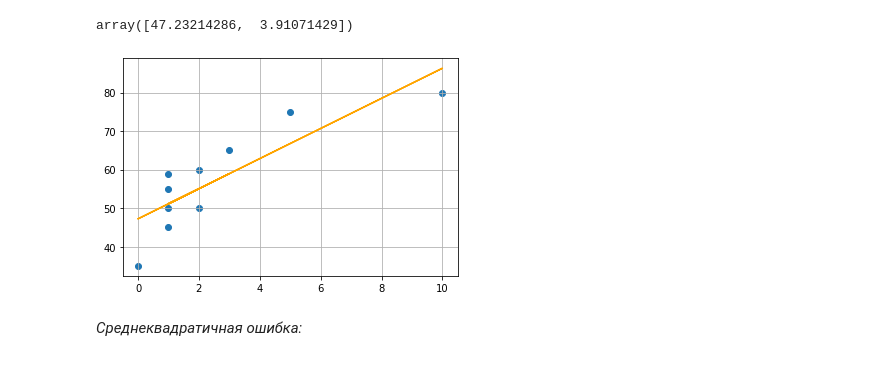
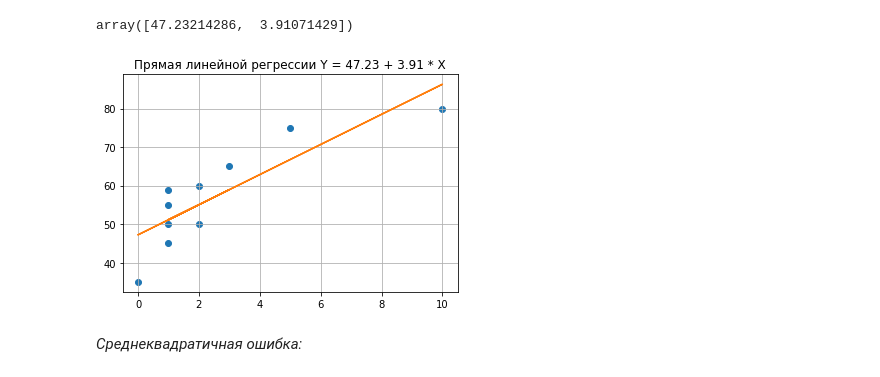
Before and after one commit to vitalyvj/data_analysis_algorithms, a Jupyter notebook: HW1.ipynb, the cells around one changed output. Cells and saved outputs as stored; diff of their text form; code cells hidden in the pictures.

```diff
--- a/HW1.ipynb
+++ b/HW1.ipynb
@@ -33,10 +34,11 @@ array([47.23214286,  3.91071429])
 y_pred = W[0] + W[1] * X[1]
 # %%
 plt.scatter(X[1], y)
-plt.plot(X[1], y_pred, color='orange')
+plt.plot(X[1], y_pred, color='C1')
+plt.title(f'Прямая линейной регрессии Y = {W[0]:.2f} + {W[1]:.2f} * X')
 plt.grid()
 # %% [output]
-[figure, old version]
+[figure, new version]
 # %% [markdown]
 *Среднеквадратичная ошибка:*
 # %%
```
Also changed, not shown: parts of 5 cells of this notebook.
